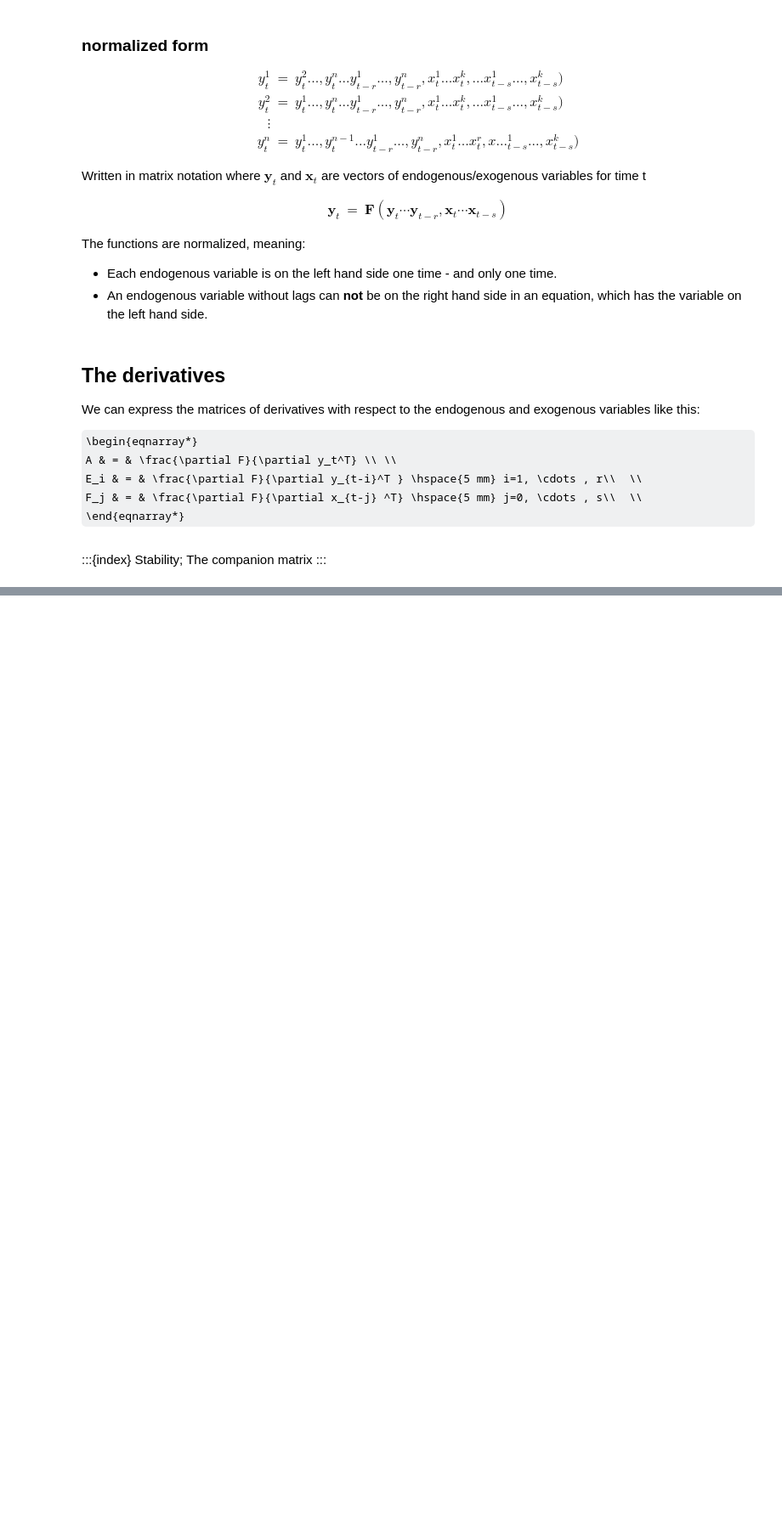
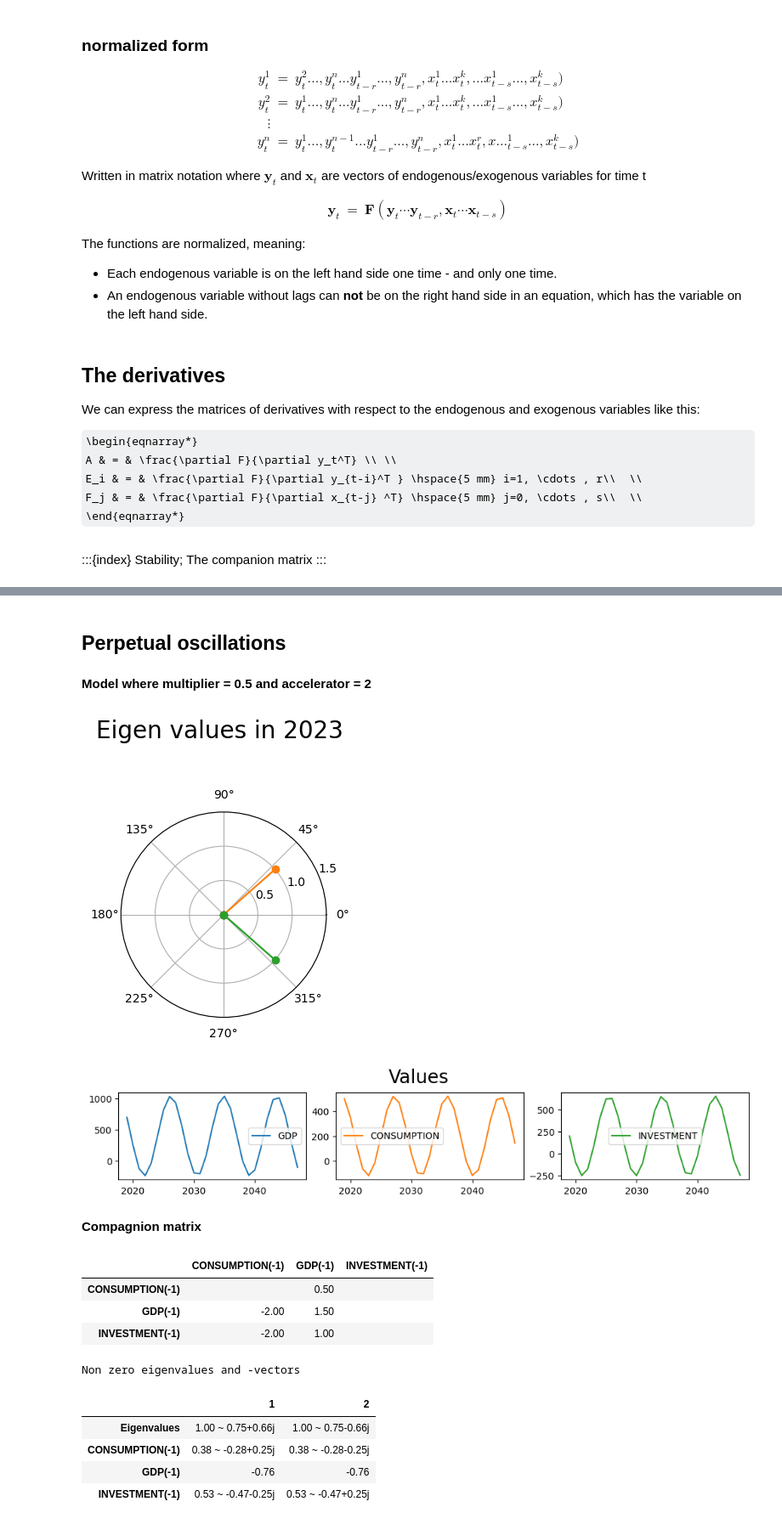
Before and after one commit to IbHansen/modelflow-manual, a Jupyter notebook: papers/addbook/content/stability/stability introduction.ipynb, the cells around one changed output, grey strips where cells are left out. Shown at 85% size. Drawn from its saved outputs; the diff is of its cells as text; code cells hidden in the pictures; some formulas as TeX source; blank space fills up the shorter version.

```diff
--- a/papers/addbook/content/stability/stability introduction.ipynb
+++ b/papers/addbook/content/stability/stability introduction.ipynb
@@ -239,0 +303,19 @@ newton =  calculate_eigen(mul=0.5500,acc=2,years=30,show=0);
+# %% [markdown]
+## Perpetual oscillations
+# %%
+geteigen(mul=0.5,acc=2,show=1);
+# %% [output]
+**Model where multiplier = 0.5 and accelerator = 2**
+[figure, added]
+[figure, added]
+**Compagnion matrix**
+|  | CONSUMPTION(-1) | GDP(-1) | INVESTMENT(-1) |
+| CONSUMPTION(-1) |  | 0.50 |  |
+| GDP(-1) | -2.00 | 1.50 |  |
+| INVESTMENT(-1) | -2.00 | 1.00 |  |
+Non zero eigenvalues and -vectors
+|  | 1 | 2 |
+| Eigenvalues | 1.00 ~ 0.75+0.66j | 1.00 ~ 0.75-0.66j |
+| CONSUMPTION(-1) | 0.38 ~ -0.28+0.25j | 0.38 ~ -0.28-0.25j |
+| GDP(-1) | -0.76 | -0.76 |
+| INVESTMENT(-1) | 0.53 ~ -0.47-0.25j | 0.53 ~ -0.47+0.25j |
```
Also changed, not shown: parts of 30 cells of this notebook, 2 other files.
